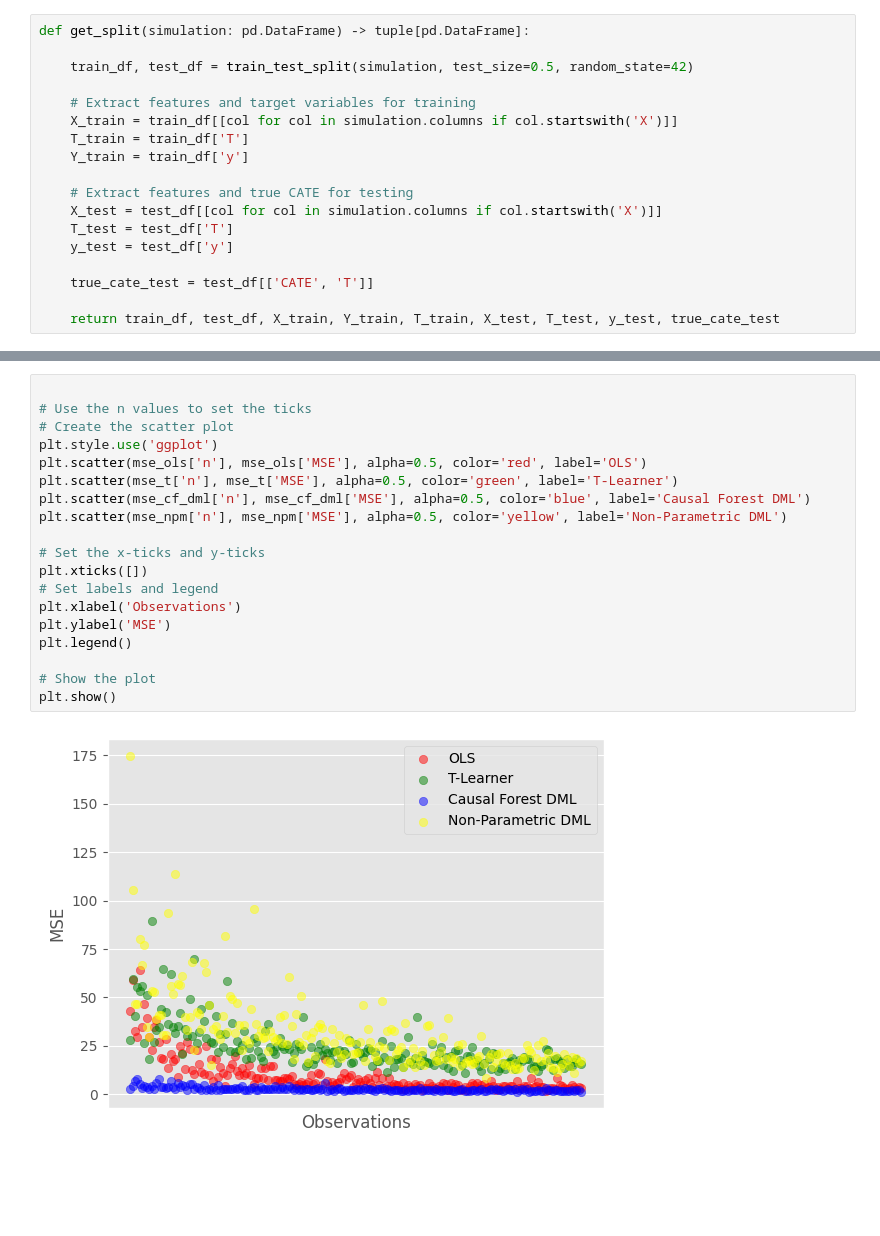
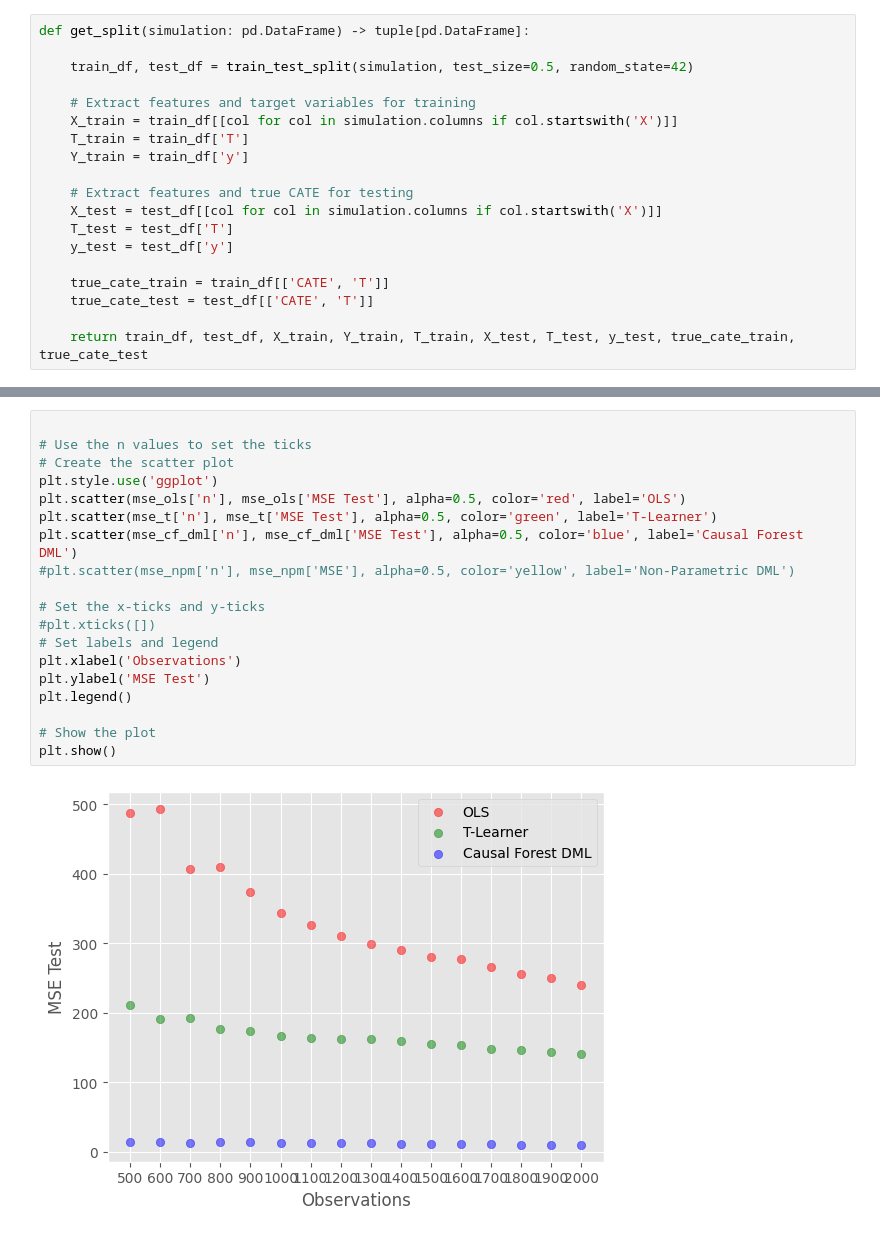
Before and after one commit to Jackbonkins/Heter_effects, a Jupyter notebook: MSE_Analysis.ipynb, the cells around one changed output, grey strips where cells are left out. Drawn from its saved outputs; the diff is of its cells as text; blank space fills up the shorter version.

Commit message:
New CATE functions and weights added

```diff
--- a/MSE_Analysis.ipynb
+++ b/MSE_Analysis.ipynb
@@ -22,7 +22,8 @@ def get_split(simulation: pd.DataFrame) -> tuple[pd.DataFrame]:
     T_test = test_df['T']
     y_test = test_df['y']
 
+    true_cate_train = train_df[['CATE', 'T']]
     true_cate_test = test_df[['CATE', 'T']]
 
-    return train_df, test_df, X_train, Y_train, T_train, X_test, T_test, y_test, true_cate_test
+    return train_df, test_df, X_train, Y_train, T_train, X_test, T_test, y_test, true_cate_train, true_cate_test
 # %%
@@ -70,21 +85,21 @@ mse_npm.to_excel('mse_npm_low_corr_20_feat.xlsx')
 # %%
 
 # Use the n values to set the ticks
 # Create the scatter plot
 plt.style.use('ggplot')
-plt.scatter(mse_ols['n'], mse_ols['MSE'], alpha=0.5, color='red', label='OLS')
-plt.scatter(mse_t['n'], mse_t['MSE'], alpha=0.5, color='green', label='T-Learner')
-plt.scatter(mse_cf_dml['n'], mse_cf_dml['MSE'], alpha=0.5, color='blue', label='Causal Forest DML')
-plt.scatter(mse_npm['n'], mse_npm['MSE'], alpha=0.5, color='yellow', label='Non-Parametric DML')
+plt.scatter(mse_ols['n'], mse_ols['MSE Test'], alpha=0.5, color='red', label='OLS')
+plt.scatter(mse_t['n'], mse_t['MSE Test'], alpha=0.5, color='green', label='T-Learner')
+plt.scatter(mse_cf_dml['n'], mse_cf_dml['MSE Test'], alpha=0.5, color='blue', label='Causal Forest DML')
+#plt.scatter(mse_npm['n'], mse_npm['MSE'], alpha=0.5, color='yellow', label='Non-Parametric DML')
 
 # Set the x-ticks and y-ticks
-plt.xticks([])
+#plt.xticks([])
 # Set labels and legend
 plt.xlabel('Observations')
-plt.ylabel('MSE')
+plt.ylabel('MSE Test')
 plt.legend()
 
 # Show the plot
 plt.show()
 # %% [output]
-[figure, old version]
+[figure, new version]
```
Also changed, not shown: parts of 4 cells of this notebook, 2 other files.
